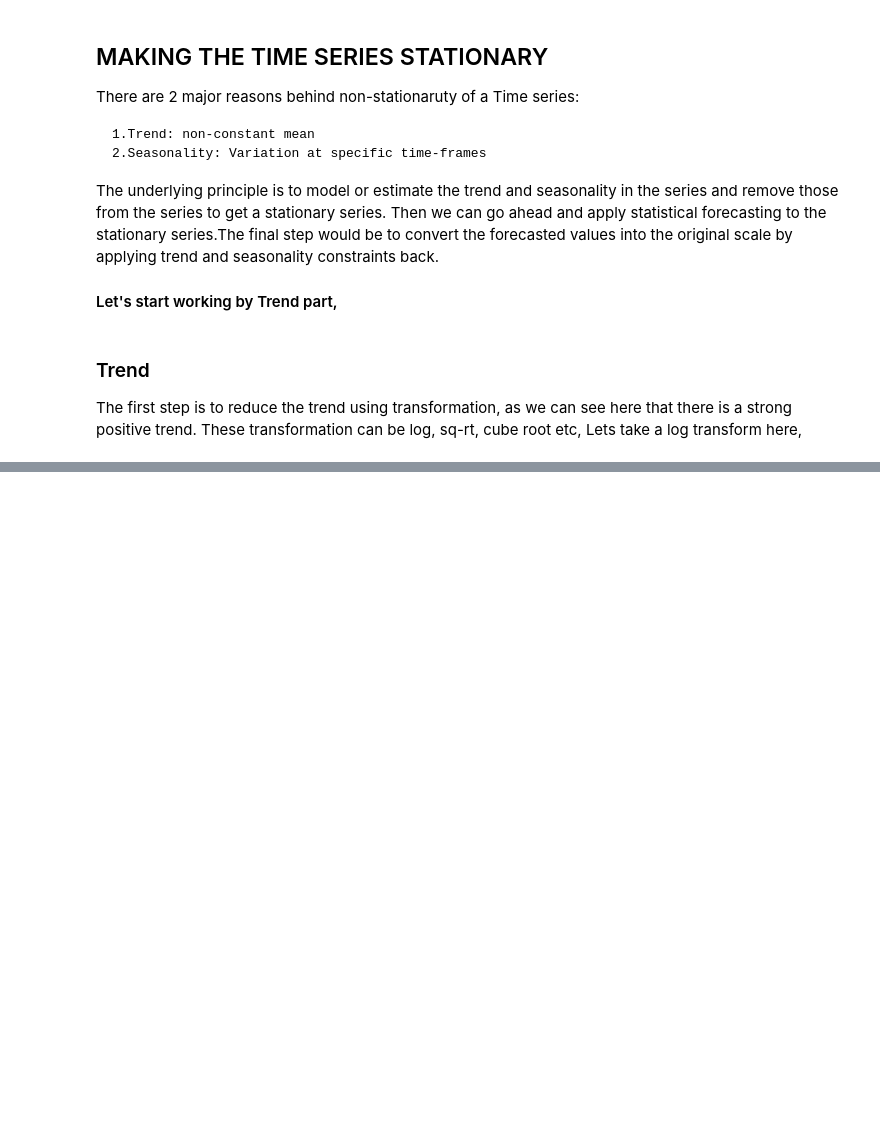
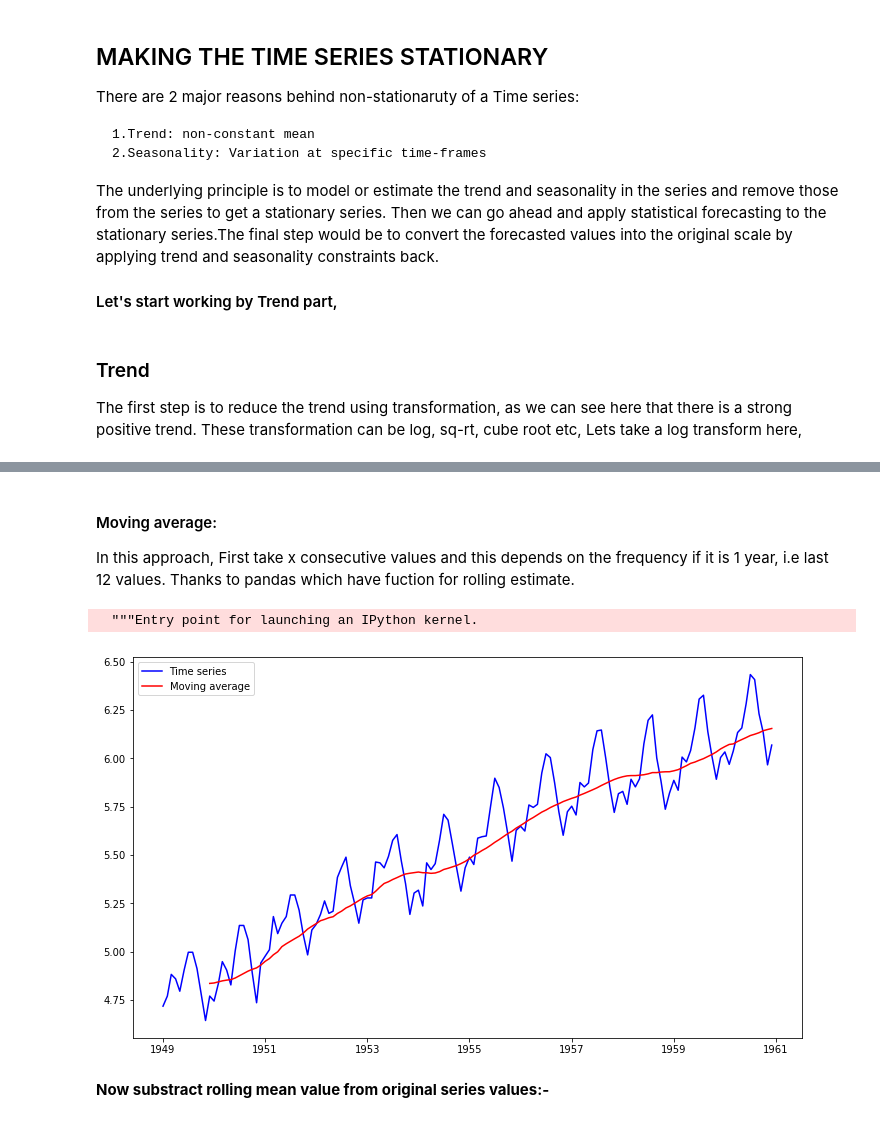
Before and after one commit to Suryanandsingh/Time-Series-Analysis, a Jupyter notebook: Time series.ipynb, the cells around one changed output, grey strips where cells are left out. Drawn from its saved outputs; the diff is of its cells as text; code cells hidden in the pictures; blank space fills up the shorter version.

```diff
--- a/Time series.ipynb
+++ b/Time series.ipynb
@@ -186,0 +188,16 @@ dtype: float64
+# %% [markdown]
+#### Moving average:
+In this approach, First take x consecutive values and this depends on the frequency if it is 1 year, i.e last 12 values.
+Thanks to pandas which have fuction for rolling estimate.
+# %%
+moving_avg = pd.rolling_mean(ts_log, window=12)
+plt.figure(figsize=(12, 7))
+plt.plot(ts_log, color='blue', label='Time series')
+plt.plot(moving_avg, color='red', label='Moving average')
+plt.legend()
+plt.show()
+# %% [output]
+  """Entry point for launching an IPython kernel.
+[figure, added]
+# %% [markdown]
+**Now substract rolling mean value from original series values:-**
```
Also changed, not shown: parts of 13 cells of this notebook.
